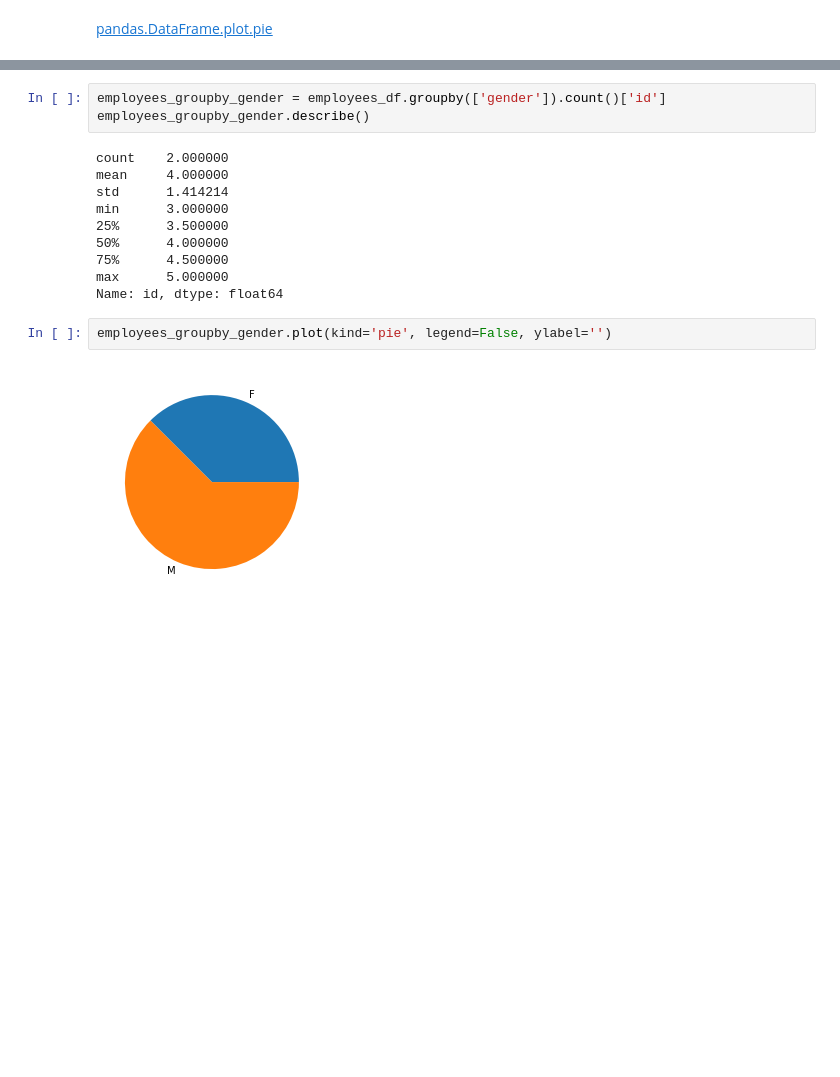
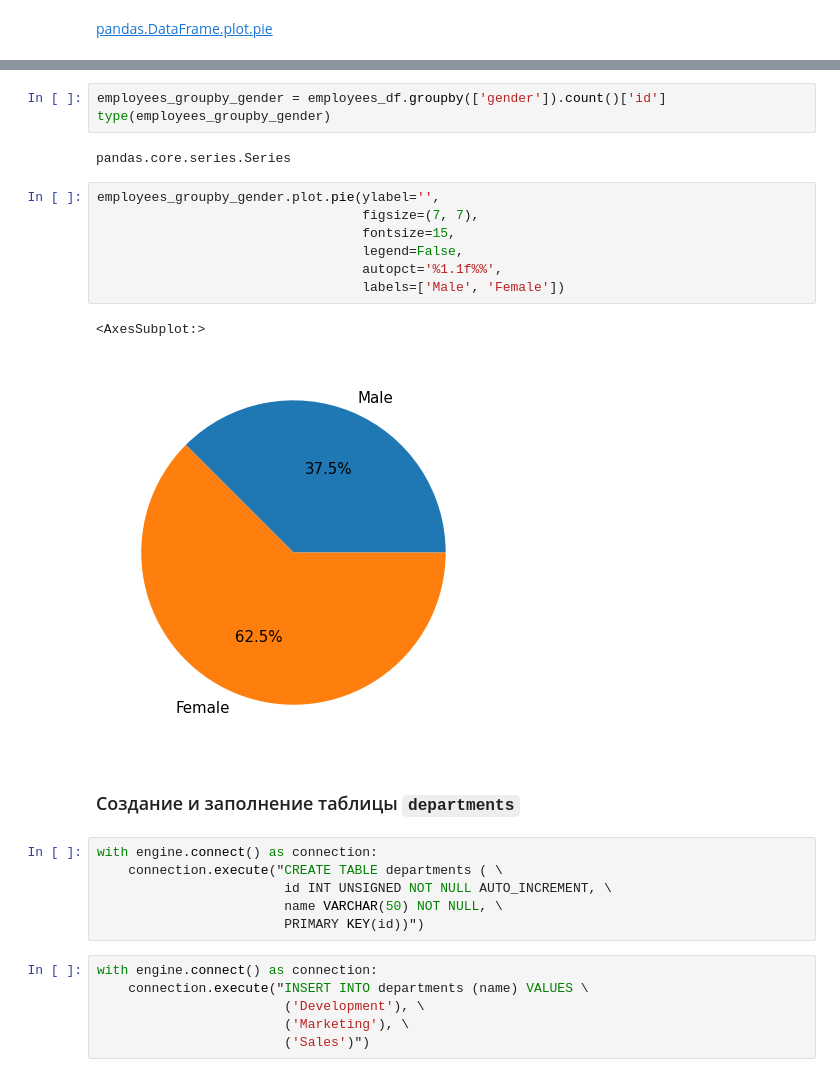
Before and after one commit to ryndovaira-org/data_science_lectures, a Jupyter notebook: 2_data_engineering/4_MySQL.ipynb, the cells around one changed output, grey strips where cells are left out. Saved outputs shown, nothing was run; the diff lists cells and outputs as text; blank space fills up the shorter version.

```diff
--- a/2_data_engineering/4_MySQL.ipynb
+++ b/2_data_engineering/4_MySQL.ipynb
@@ -147,17 +165,29 @@ employees_gender_df.plot.pie(y='count', figsize=(10, 10), fontsize=15, legend=Fa
 # %%
 employees_groupby_gender = employees_df.groupby(['gender']).count()['id']
-employees_groupby_gender.describe()
+type(employees_groupby_gender)
 # %% [output]
-count    2.000000
-mean     4.000000
-std      1.414214
-min      3.000000
-25%      3.500000
-50%      4.000000
-75%      4.500000
-max      5.000000
-Name: id, dtype: float64
+pandas.core.series.Series
-# %%
-employees_groupby_gender.plot(kind='pie', legend=False, ylabel='')
-# %% [output]
-[figure, removed]
+# %%
+employees_groupby_gender.plot.pie(ylabel='',
+                                  figsize=(7, 7),
+                                  fontsize=15,
+                                  legend=False,
+                                  autopct='%1.1f%%',
+                                  labels=['Male', 'Female'])
+# %% [output]
+<AxesSubplot:>
+[figure, added]
+# %% [markdown]
+### Создание и заполнение таблицы `departments`
+# %%
+with engine.connect() as connection:
+    connection.execute("CREATE TABLE departments ( \
+                        id INT UNSIGNED NOT NULL AUTO_INCREMENT, \
+                        name VARCHAR(50) NOT NULL, \
+                        PRIMARY KEY(id))")
+# %%
+with engine.connect() as connection:
+    connection.execute("INSERT INTO departments (name) VALUES \
+                        ('Development'), \
+                        ('Marketing'), \
+                        ('Sales')")
```
Also changed, not shown: parts of 18 cells of this notebook.
